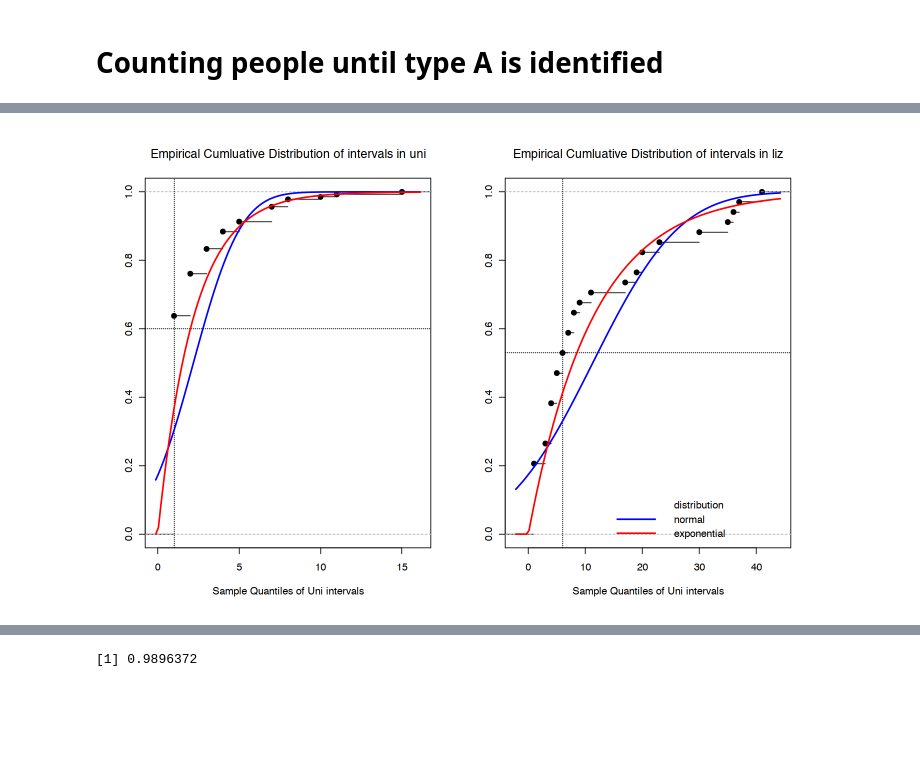
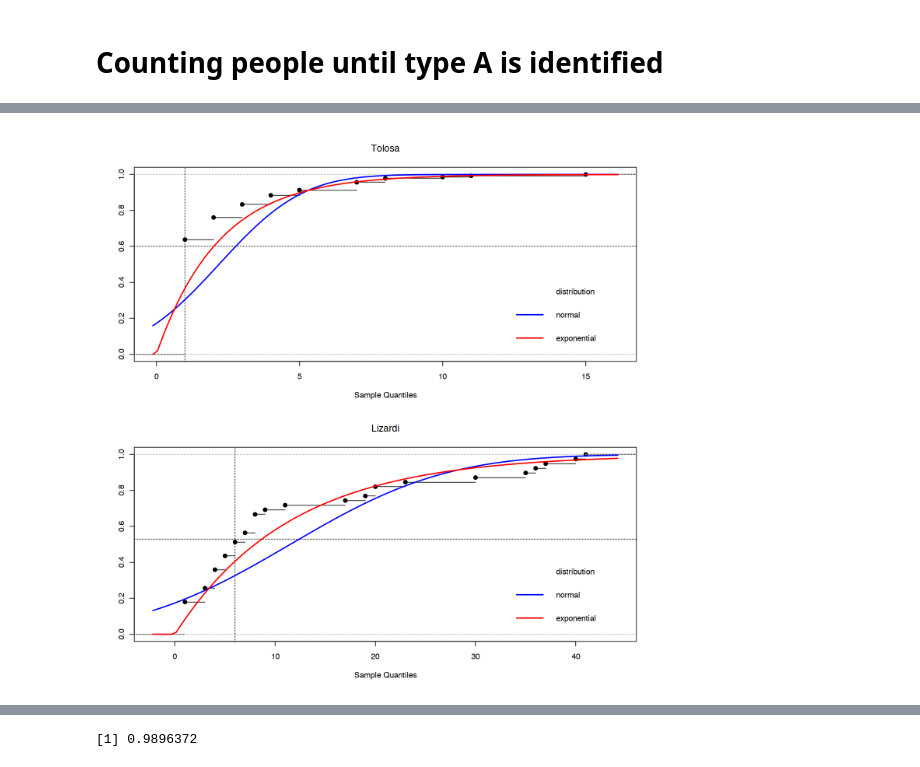
Before and after one commit to norberello/fitting-exponential-car-intervals, a Jupyter notebook: Number of people until type A shows up.ipynb, the cells around one changed output, grey strips where cells are left out. Saved outputs shown, nothing was run; the diff lists cells and outputs as text; code cells hidden in the pictures; blank space fills up the shorter version.

```diff
--- a/Number of people until type A shows up.ipynb
+++ b/Number of people until type A shows up.ipynb
@@ -20,7 +20,7 @@ prop.int<-length(uni.int)/sum(uni.int)#pertsonen zenbat betetzen duten
 prop.int
 
 liz.int<-c(11,36,8,19,23,20,3,7,20,41,30,17,4,1,4,9,6,
-           37,4,1,1,1,5,6,1,1,4,1,8,3,5,5,7,35)
+           37,4,1,1,1,5,6,1,1,4,1,8,3,5,5,7,35,3,8,6,8,40)
 #thus
 #thus
 prop.liz<-length(liz.int)/sum(liz.int)
@@ -63,30 +83,31 @@ ERROR: Error in strwidth(legend, units = "user", cex = cex, font = text.font): p
 # %%
-par(mfrow = c(1, 2))
-plot(uni.ecdf, xlab = 'Sample Quantiles of Uni intervals',
-     ylab = '', main = 'Empirical Cumluative Distribution of intervals in uni')
+par(mfrow = c(2, 1))
+plot(uni.ecdf, xlab = 'Sample Quantiles',
+     ylab = '', main = 'Tolosa')
 # mark the median (second quartile)
 abline(v=median(uni.int),h=0.6,lty=3)#median
 #theoretical ecdf for normal data
 curve(pnorm(x, mean(uni.int), sd(uni.int)),
       add = TRUE, col='blue', lwd = 2)
 #theoretical ecdf for exponential data
 curve(pexp(x, 1/mean(uni.int)),
       add = TRUE, col='red', lwd = 2)
+legend("bottomright", c("distribution", "normal", "exponential"),
+       lty = c(0, 1, 1), col = c("red", "blue"), box.lty = 0, lwd = 2)
 
 
-
-plot(liz.ecdf, xlab = 'Sample Quantiles of Uni intervals',
-     ylab = '', main = 'Empirical Cumluative Distribution of intervals in liz')
+plot(liz.ecdf, xlab = 'Sample Quantiles',
+     ylab = '', main = 'Lizardi')
 # mark the median (second quartile)
 abline(v=median(liz.int),h=0.5294118,lty=3)#median
 #theoretical ecdf for normal data
 curve(pnorm(x, mean(liz.int), sd(liz.int)),
       add = TRUE, col='blue', lwd = 2)
 #theoretical ecdf for exponential data
 curve(pexp(x, 1/mean(liz.int)),
       add = TRUE, col='red', lwd = 2)
 legend("bottomright", c("distribution", "normal", "exponential"),
        lty = c(0, 1, 1), col = c("red", "blue"), box.lty = 0, lwd = 2)
 # %% [output]
-[figure, old version]
+[figure, new version]
 # %%
```
Also changed, not shown: parts of 30 cells of this notebook, 1 other file.
